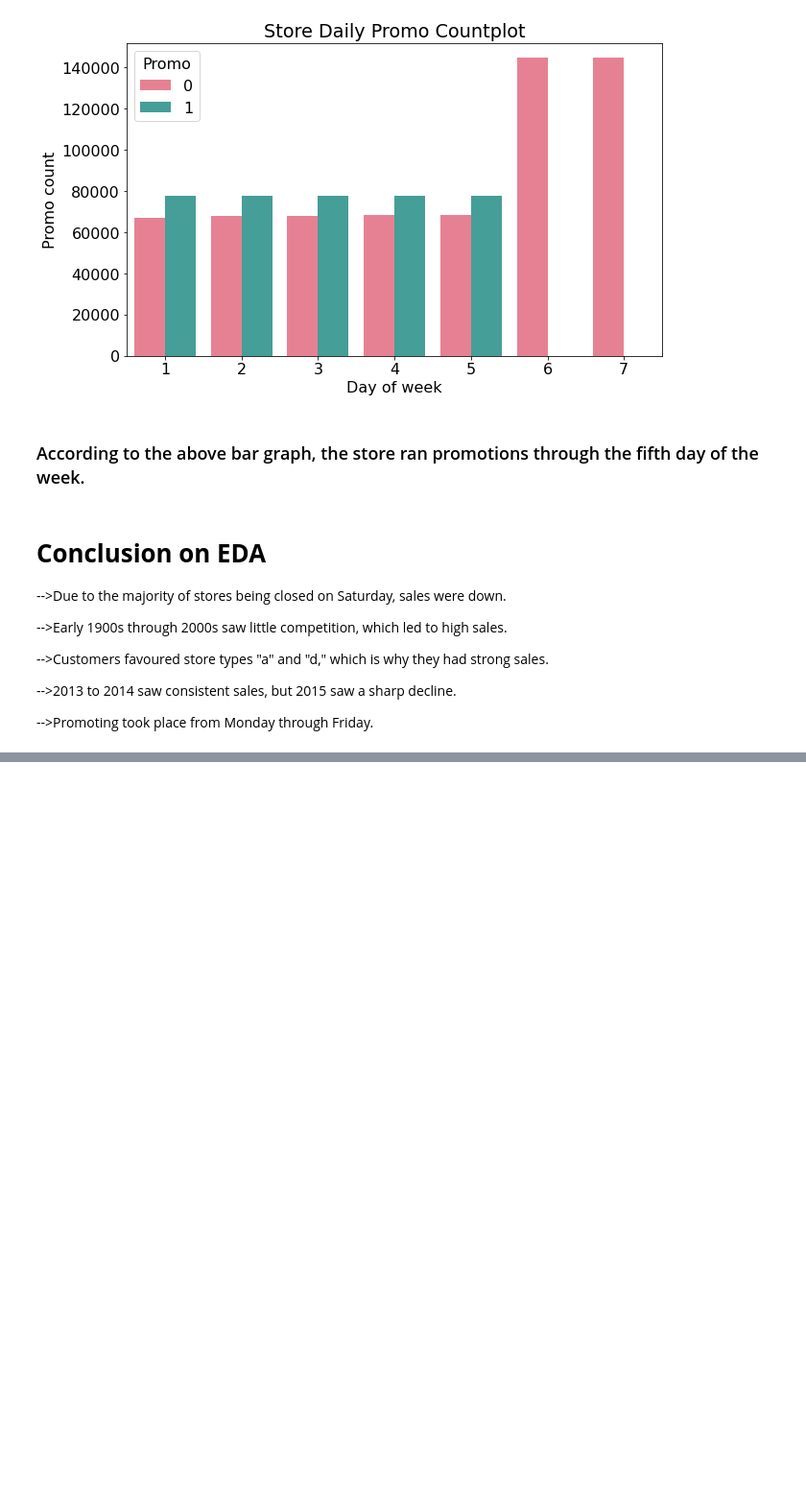
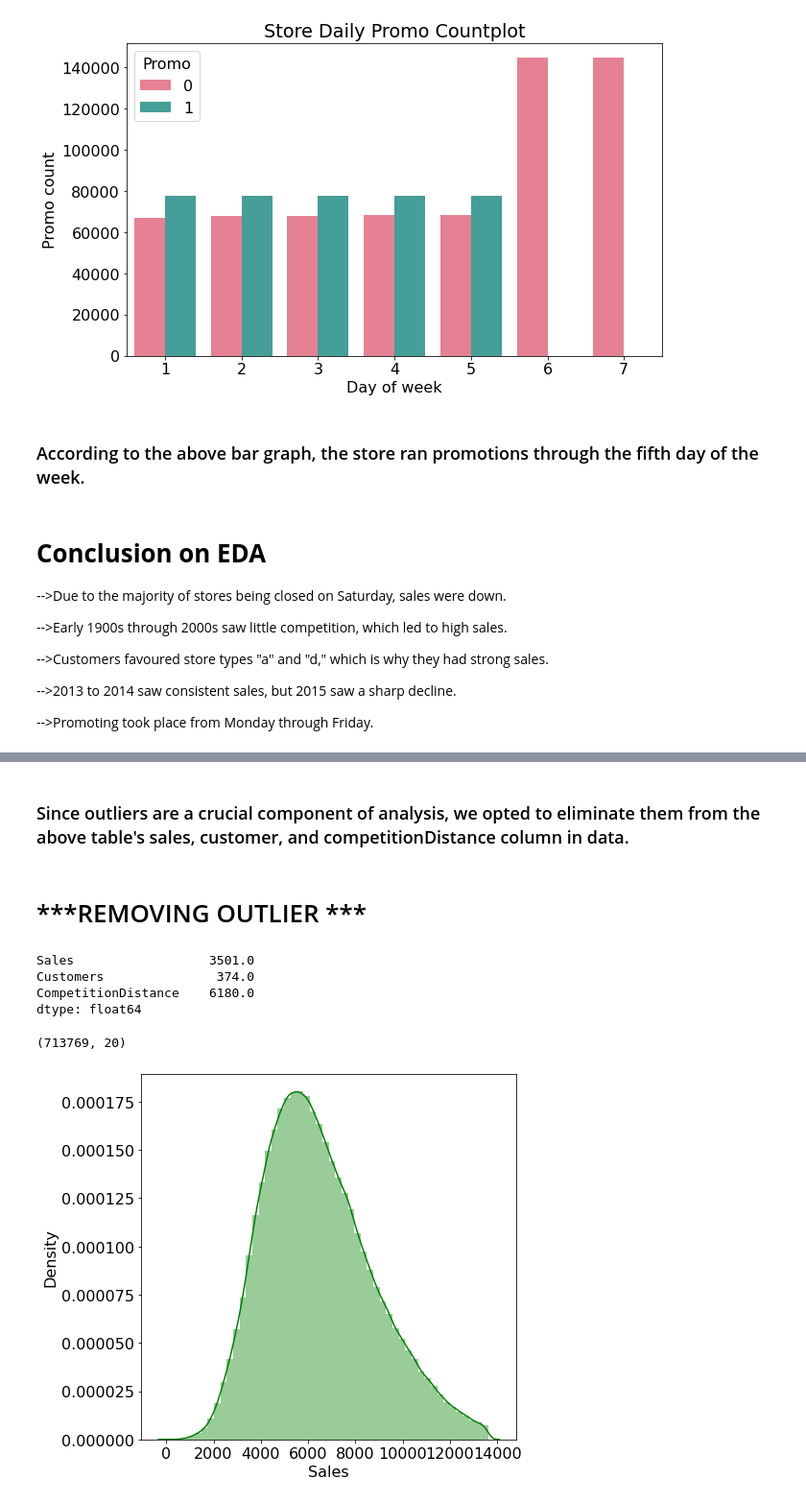
Before and after one commit to Ashwinprocodes/Rossmann-Sales-Prediction, a Jupyter notebook: pr_Rossmann_Sales_Prediction_Capstone_Project.ipynb, the cells around one changed output, grey strips where cells are left out. Shown: that part at 96% size. Saved outputs shown, nothing was run; the diff lists cells and outputs as text; code cells hidden in the pictures; blank space fills up the shorter version.

```diff
--- a/pr_Rossmann_Sales_Prediction_Capstone_Project.ipynb
+++ b/pr_Rossmann_Sales_Prediction_Capstone_Project.ipynb
@@ -633,0 +687,36 @@ Text(0, 0.5, 'Promo count')
+# %% [markdown]
+### Since outliers are a crucial component of analysis, we opted to eliminate them from the above table's sales, customer, and competitionDistance column in data.
+# %% [markdown]
+# ***REMOVING OUTLIER ***
+# %%
+# fixing columns which have outliers
+outlier_col=['Sales','Customers','CompetitionDistance']
+# %%
+#Defining percentile range and calulating IQR
+
+Q1 = mdf12[outlier_col].quantile(0.25)    #25% percentile
+Q3 = mdf12[outlier_col].quantile(0.75)    #75% percentile
+IQR = Q3 - Q1     #IQR (Inter Quartile Range)
+print(IQR)
+# %% [output]
+Sales                  3501.0
+Customers               374.0
+CompetitionDistance    6180.0
+dtype: float64
+# %%
+mdf12 = mdf12[~((mdf12[outlier_col ] < (Q1 - 1.5 * IQR)) |(mdf12[outlier_col] > (Q3 + 1.5 * IQR))).any(axis=1)]
+
+#outliers has been removed lets check its sales plot
+# %%
+mdf12.shape
+#coulmns and rows after removing outlliers
+# %% [output]
+(713769, 20)
+# %%
+#sales plot after removing outliers
+plt.figure(figsize=(7,7))
+sns.distplot(mdf12['Sales'],color="g");
+
+#now plot looks more normally distributed
+# %% [output]
+[figure, added]
```
Also changed, not shown: parts of 13 cells of this notebook.
